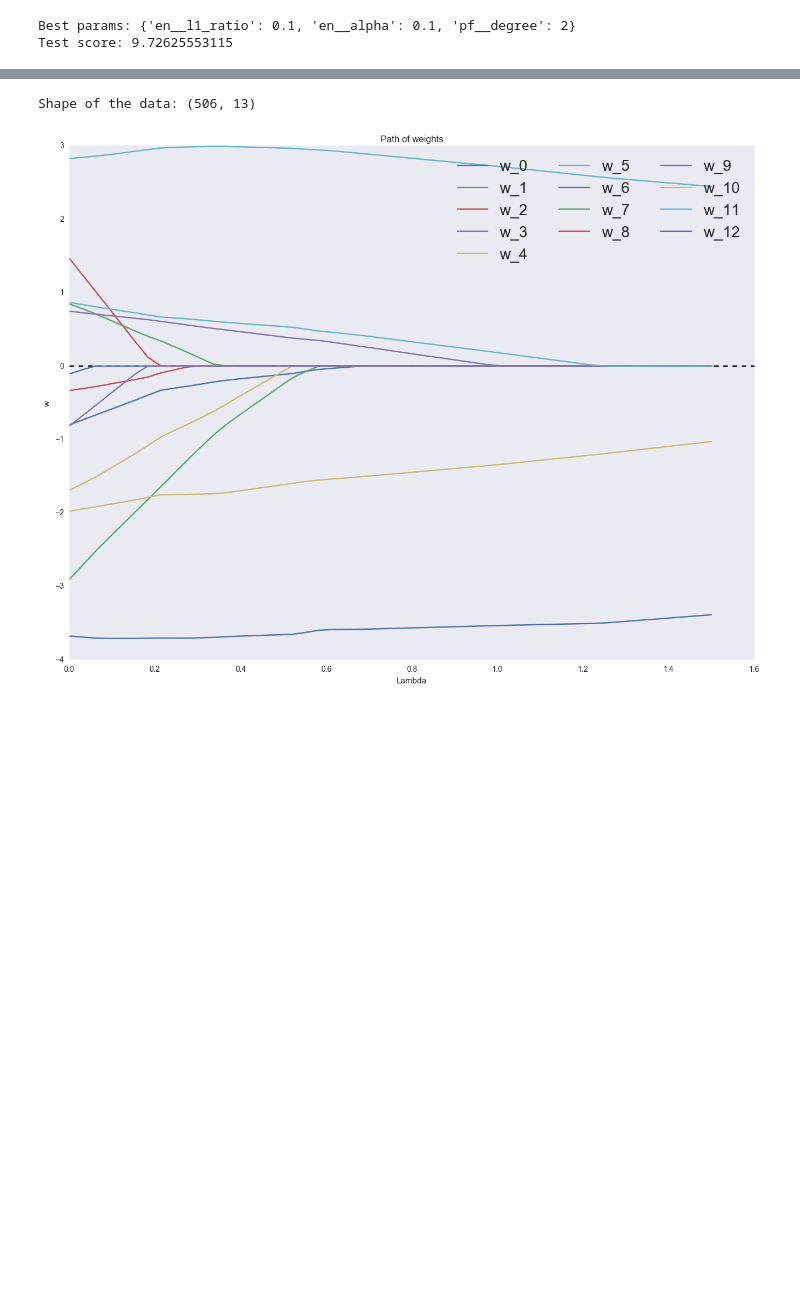
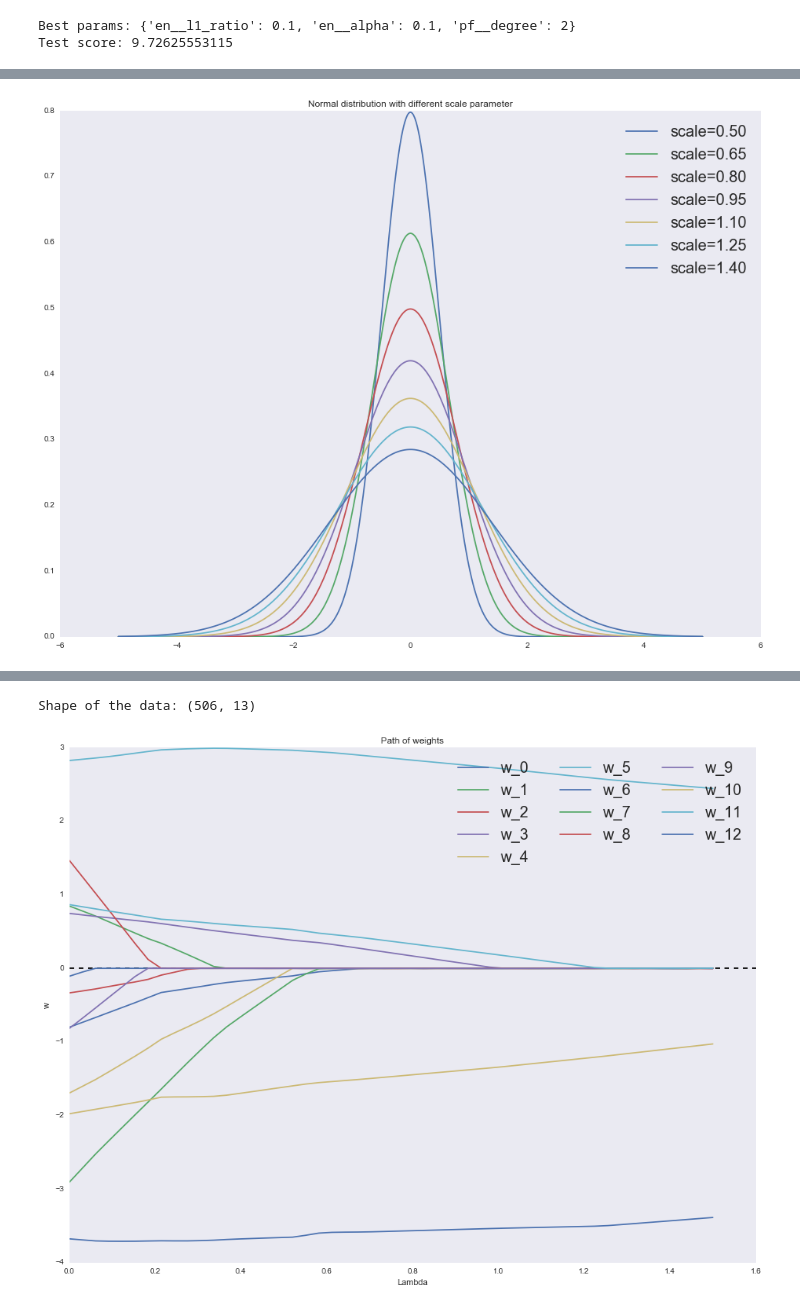
Before and after one commit to mephistopheies/dds, a Jupyter notebook: lr_040117/ipy/lecture.ipynb, the cells around one changed output, grey strips where cells are left out. Drawn from its saved outputs; the diff is of its cells as text; code cells hidden in the pictures; blank space fills up the shorter version.

```diff
--- a/lr_040117/ipy/lecture.ipynb
+++ b/lr_040117/ipy/lecture.ipynb
@@ -889,0 +897,10 @@ $$\Large \theta_{\text{MAP}} = \arg \max_{\theta} p\left(\theta \mid D\right) =
+# %%
+x = np.linspace(-5, 5, 1000)
+for scale in np.linspace(0.5, 1.4, 7):
+    plt.plot(x, norm.pdf(x, scale=scale), label='scale=%0.2f' % scale)
+
+plt.legend(loc='upper right', prop={'size': 20})
+plt.title('Normal distribution with different scale parameter')
+plt.show()
+# %% [output]
+[figure, added]
```
Also changed, not shown: parts of 42 cells of this notebook.
